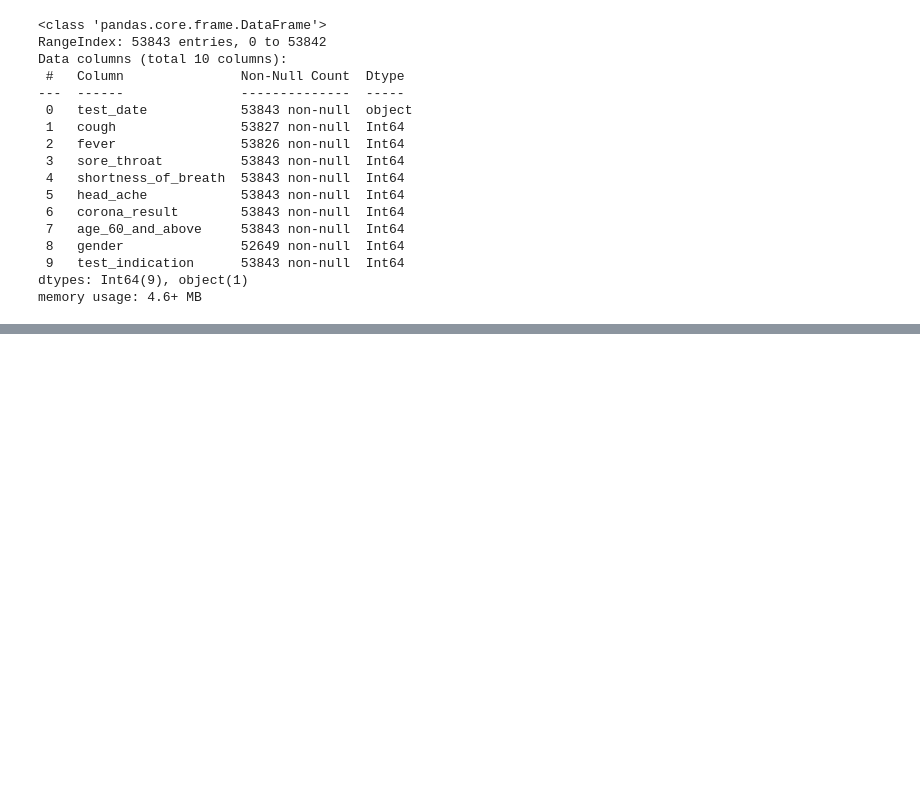
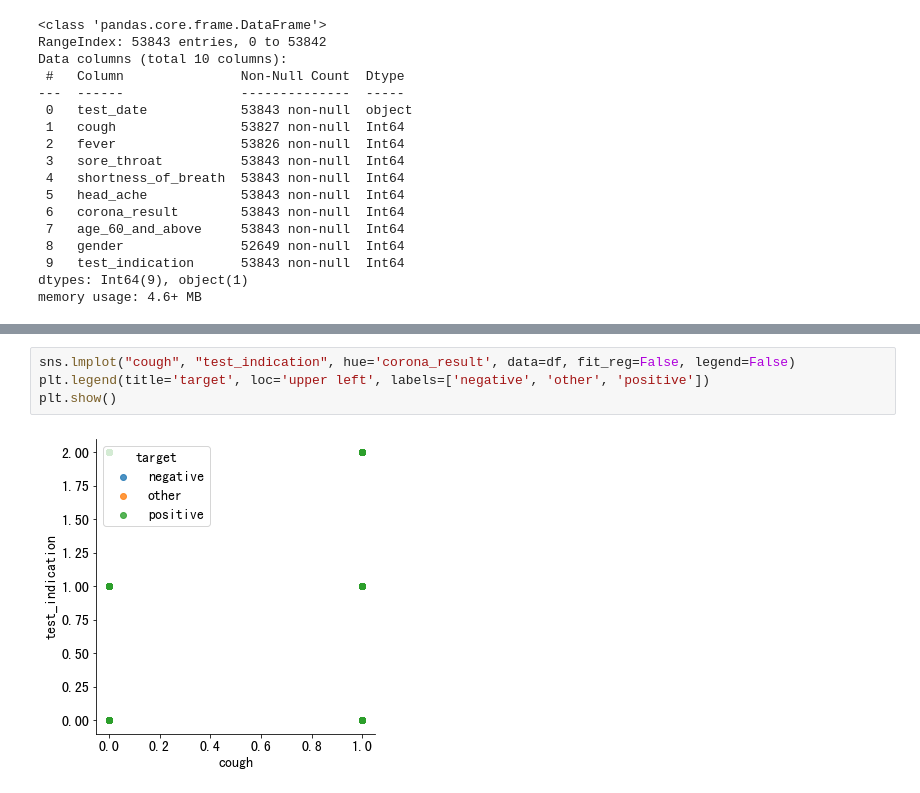
Before and after one commit to oraclekaia/DM_hw2, a Jupyter notebook: clustering.ipynb, the cells around one changed output, grey strips where cells are left out. Drawn from its saved outputs; the diff is of its cells as text; blank space fills up the shorter version.

```diff
--- a/clustering.ipynb
+++ b/clustering.ipynb
@@ -264,0 +246,6 @@ plt.show()
+# %%
+sns.lmplot("cough", "test_indication", hue='corona_result', data=df, fit_reg=False, legend=False)
+plt.legend(title='target', loc='upper left', labels=['negative', 'other', 'positive'])
+plt.show()
+# %% [output]
+[figure, added]
```
Also changed, not shown: parts of 32 cells of this notebook.
